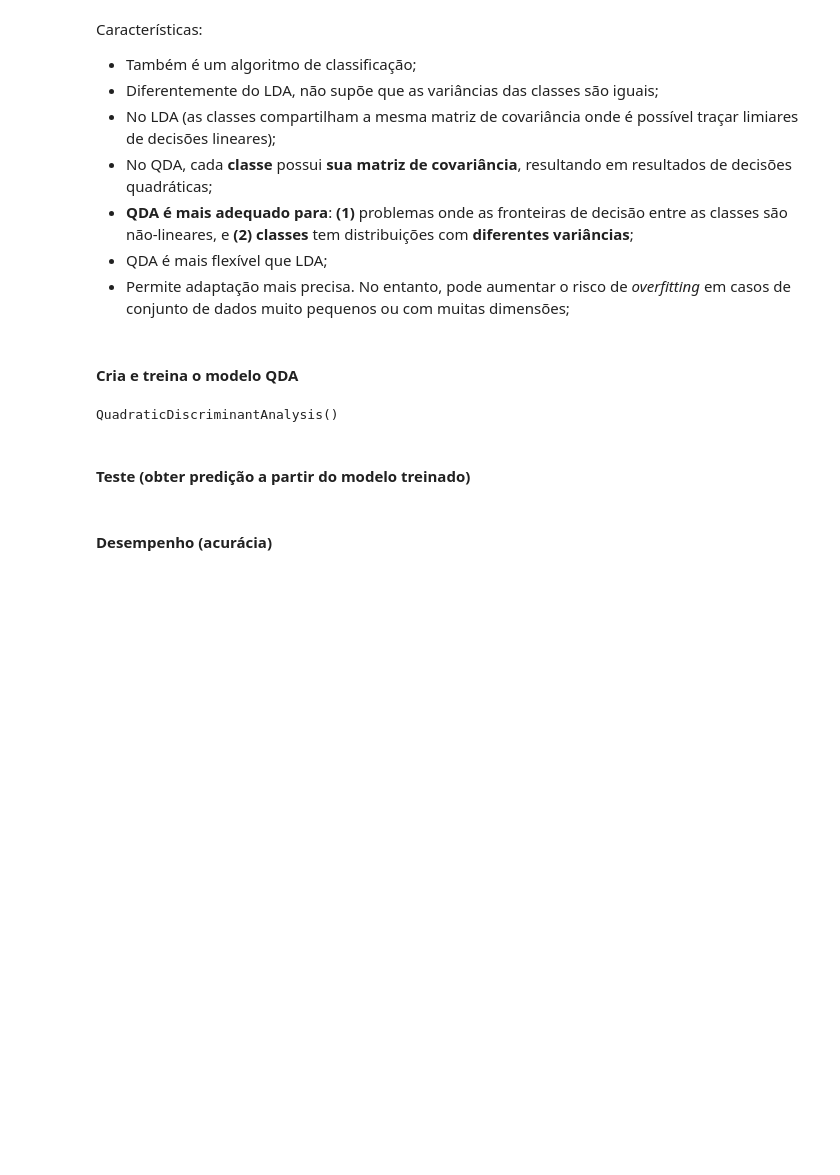
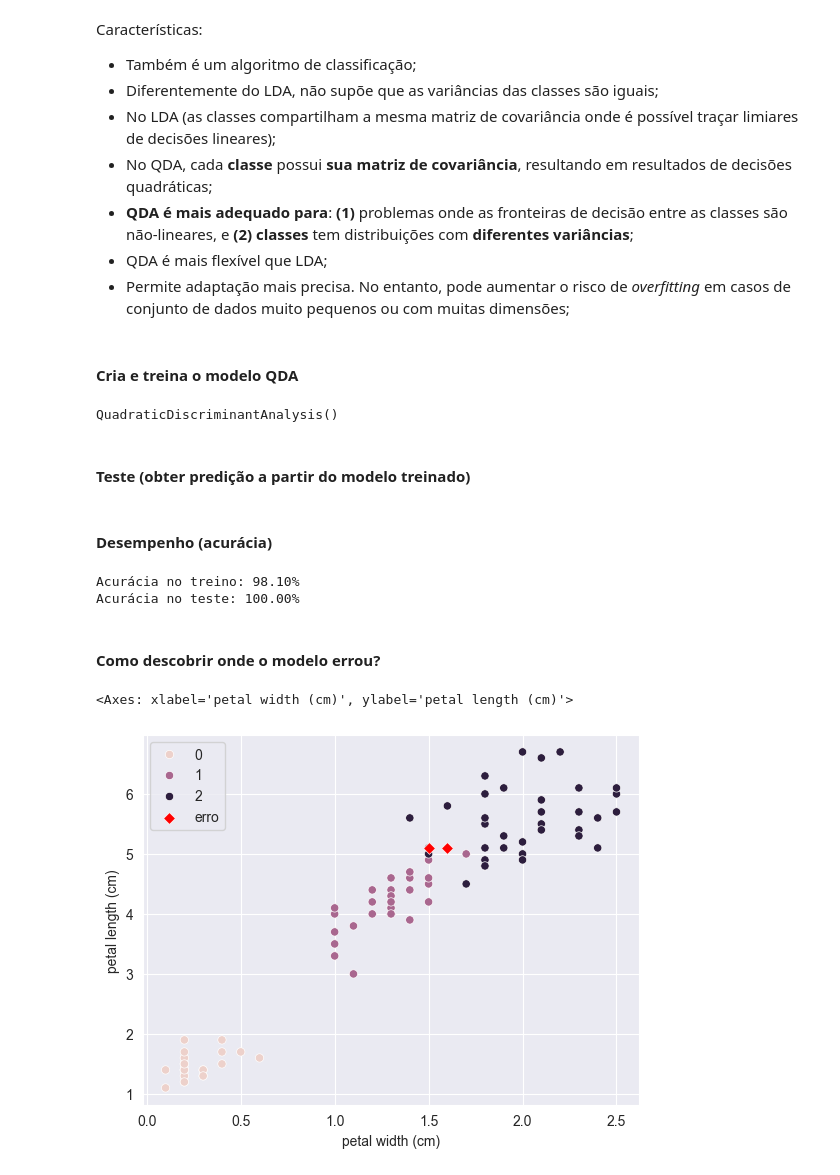
Before and after one commit to mariotlemes/pos-NLP, a Jupyter notebook: src/M4-estudo-funcoes-discriminantes/QDA.ipynb, the cells around one changed output. Saved outputs shown, nothing was run; the diff lists cells and outputs as text; code cells hidden in the pictures; blank space fills up the shorter version.

```diff
--- a/src/M4-estudo-funcoes-discriminantes/QDA.ipynb
+++ b/src/M4-estudo-funcoes-discriminantes/QDA.ipynb
@@ -43,3 +44,70 @@ y_pred_qda_train = qda.predict(X_train)
 y_pred_qda_test = qda.predict(X_test)
 # %% [markdown]
 #### Desempenho (acurácia)
+# %%
+qda_train_acuracia = accuracy_score(y_train, y_pred_qda_train)
+qda_train_acuracia = qda_train_acuracia * 100
+print(f"Acurácia no treino: {qda_train_acuracia:.2f}%")
+
+qda_test_acuracia = accuracy_score(y_test, y_pred_qda_test)
+qda_test_acuracia = qda_test_acuracia * 100
+print(f"Acurácia no teste: {qda_test_acuracia:.2f}%")
+# %% [output]
+Acurácia no treino: 98.10%
+Acurácia no teste: 100.00%
+# %% [markdown]
+#### Como descobrir onde o modelo errou?
+# %%
+import pandas as pd
+from sklearn.datasets import load_iris
+import seaborn as sns
+
+
+# 1 - criar dataframe para melhor visualização
+iris = load_iris(as_frame=True)
+
+df = iris.frame
+
+# pegando os rótulos
+target_names = iris.target_names
+
+# print(target_names)
+
+# adicionando os nomes dos rótulos em uma nova coluna
+df['species'] = target_names[df['target']]
+
+df.head()
+
+#  retirando as duas últimas colunas (target e species)
+df_qda_train = pd.DataFrame(X_train, columns=df.iloc[:, :-2].columns)
+
+# adicionar o treinamento na coluna espécies
+df_qda_train['species']=y_train
+
+# adicionar ao df as espécies preditas
+df_qda_train['species_predicted'] = y_pred_qda_train
+
+df_qda_train.head()
+
+# df.info()
+
+# identificando os erros
+df_qda_train_erros = df_qda_train.query("species != species_predicted")
+
+df_qda_train_erros.head()
+
+# plotando o gráfico com realce nos erros
+sns.scatterplot(df_qda_train.sort_values(by='species'),
+                x='petal width (cm)',
+                y='petal length (cm)',
+                hue='species')
+
+sns.scatterplot(df_qda_train_erros.sort_values(by='species'),
+                x='petal width (cm)',
+                y='petal length (cm)',
+                color = 'r',
+                marker='D',
+                label= 'erro')
+# %% [output]
+<Axes: xlabel='petal width (cm)', ylabel='petal length (cm)'>
+[figure, added]
```
Also changed, not shown: parts of 1 cell of this notebook.
